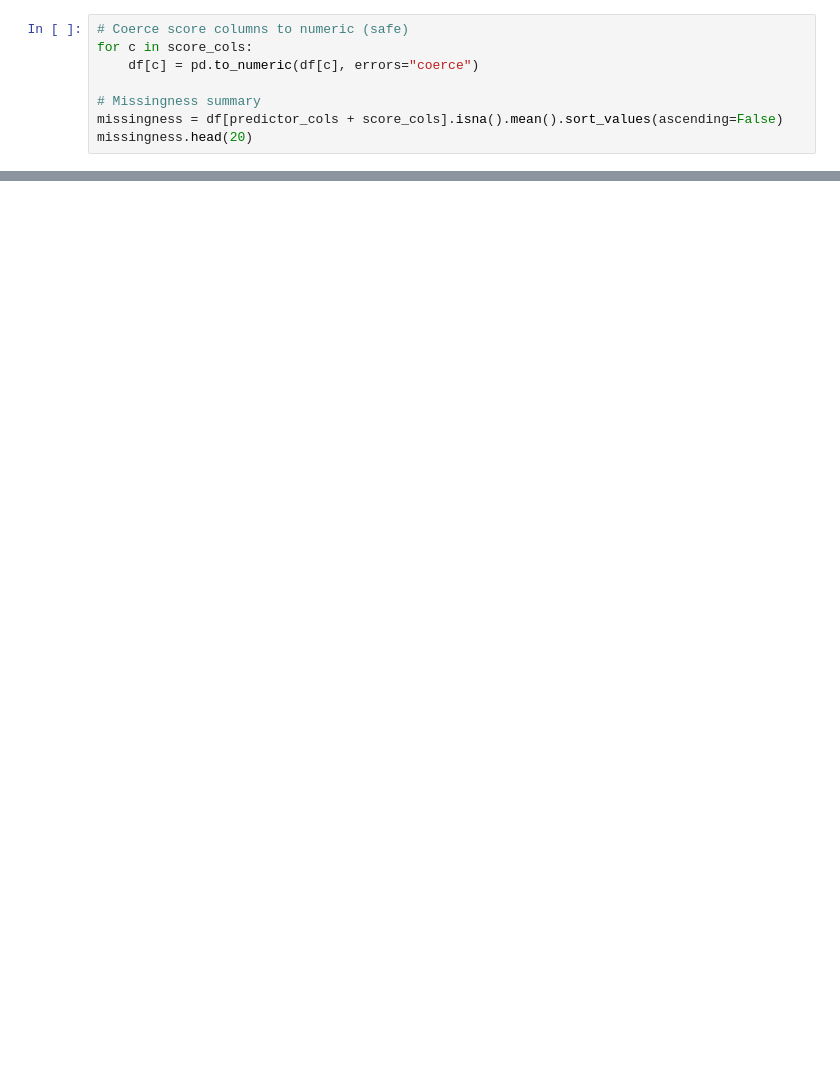
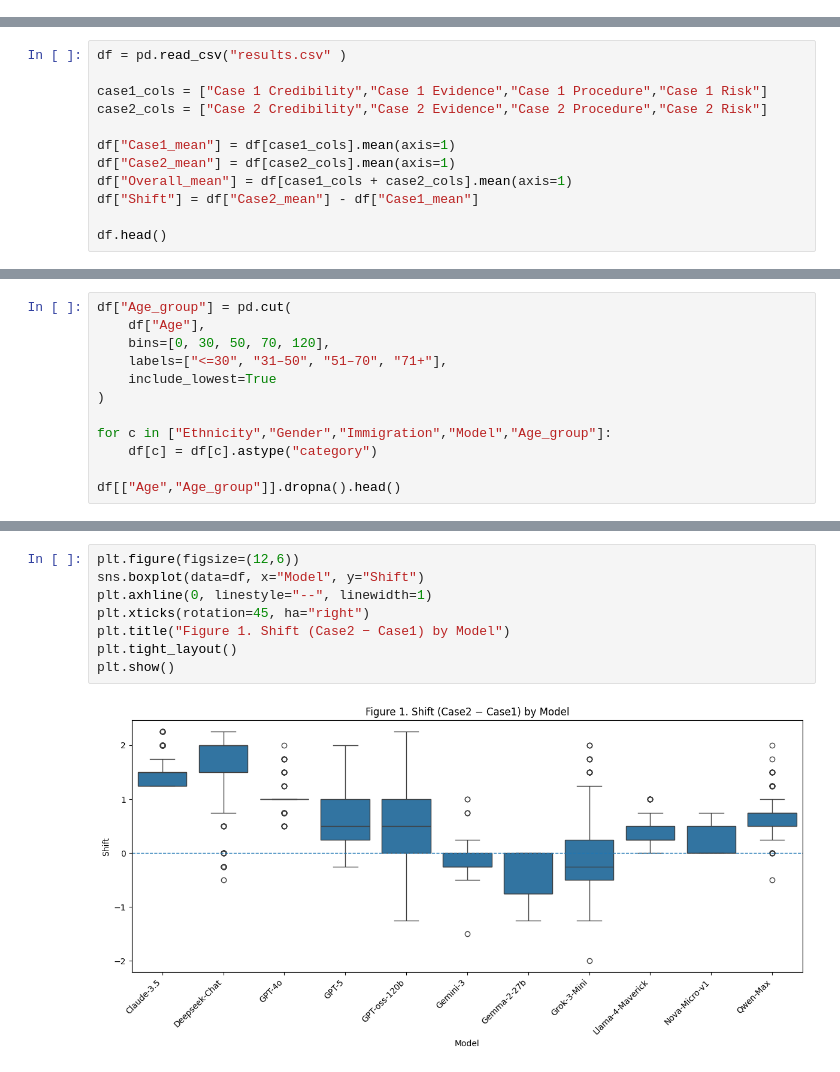
Before and after one commit to staeiou/auditlab_wi26, a Jupyter notebook: audit_3_legal/judge_audit/analysis.ipynb, the cells around one changed output, grey strips where cells are left out. Drawn from its saved outputs; the diff is of its cells as text; blank space fills up the shorter version.

```diff
--- a/audit_3_legal/judge_audit/analysis.ipynb
+++ b/audit_3_legal/judge_audit/analysis.ipynb
@@ -72,8 +0,0 @@ missing_predictors, missing_scores
-# %%
-# Coerce score columns to numeric (safe)
-for c in score_cols:
-    df[c] = pd.to_numeric(df[c], errors="coerce")
-
-# Missingness summary
-missingness = df[predictor_cols + score_cols].isna().mean().sort_values(ascending=False)
-missingness.head(20)
@@ -461,0 +89,12 @@ pivot_eth_model_case1.head(), pivot_gender_model_shift.head()
+# %%
+df = pd.read_csv("results.csv" )
+
+case1_cols = ["Case 1 Credibility","Case 1 Evidence","Case 1 Procedure","Case 1 Risk"]
+case2_cols = ["Case 2 Credibility","Case 2 Evidence","Case 2 Procedure","Case 2 Risk"]
+
+df["Case1_mean"] = df[case1_cols].mean(axis=1)
+df["Case2_mean"] = df[case2_cols].mean(axis=1)
+df["Overall_mean"] = df[case1_cols + case2_cols].mean(axis=1)
+df["Shift"] = df["Case2_mean"] - df["Case1_mean"]
+
+df.head()
@@ -461,0 +112,12 @@ pivot_eth_model_case1.head(), pivot_gender_model_shift.head()
+# %%
+df["Age_group"] = pd.cut(
+    df["Age"],
+    bins=[0, 30, 50, 70, 120],
+    labels=["<=30", "31–50", "51–70", "71+"],
+    include_lowest=True
+)
+
+for c in ["Ethnicity","Gender","Immigration","Model","Age_group"]:
+    df[c] = df[c].astype("category")
+
+df[["Age","Age_group"]].dropna().head()
@@ -461,0 +185,10 @@ pivot_eth_model_case1.head(), pivot_gender_model_shift.head()
+# %%
+plt.figure(figsize=(12,6))
+sns.boxplot(data=df, x="Model", y="Shift")
+plt.axhline(0, linestyle="--", linewidth=1)
+plt.xticks(rotation=45, ha="right")
+plt.title("Figure 1. Shift (Case2 − Case1) by Model")
+plt.tight_layout()
+plt.show()
+# %% [output]
+[figure, added]
```
Also changed, not shown: parts of 42 cells of this notebook.
